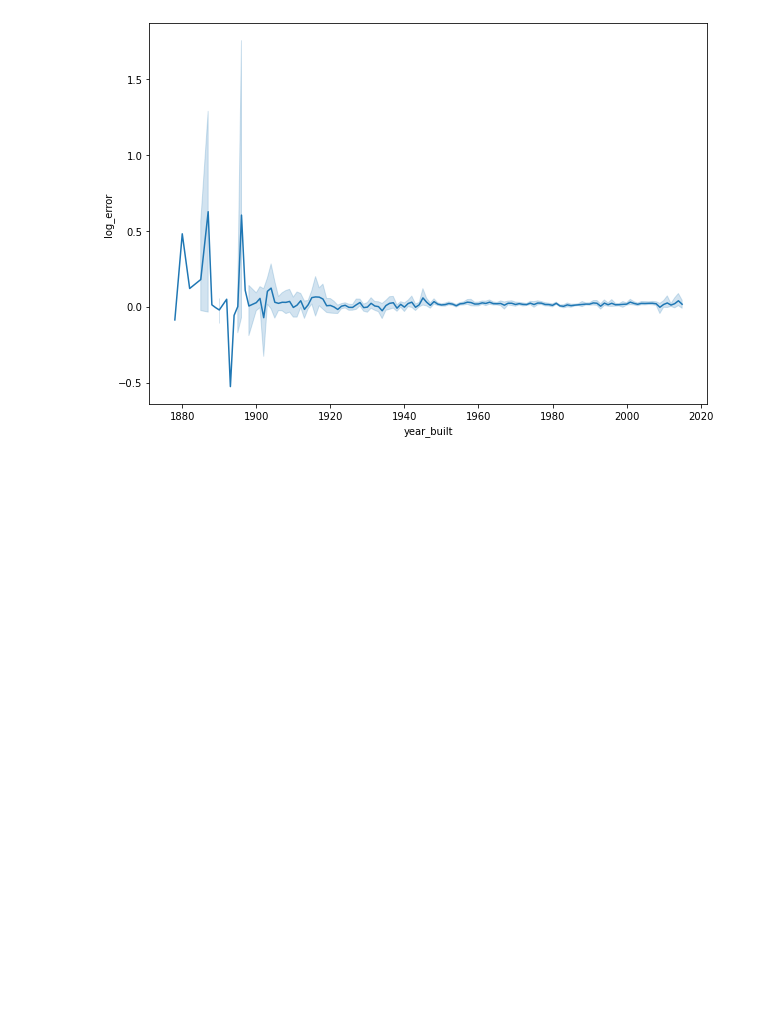
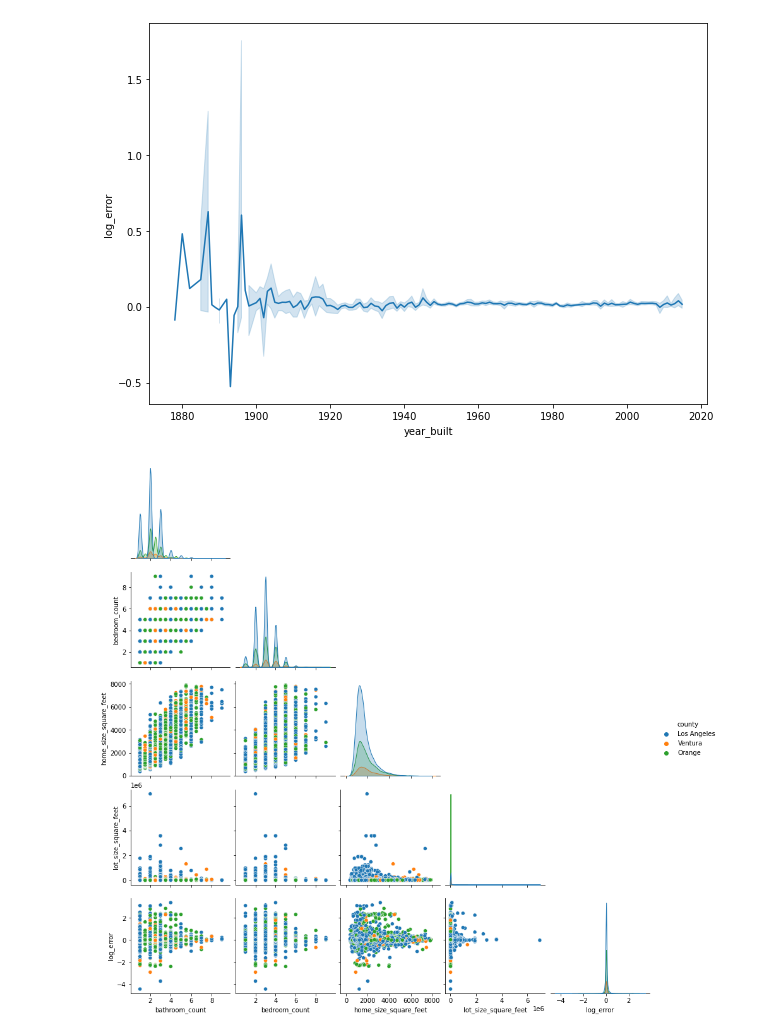
Before and after one commit to Schmidl-Gautam/zillow_clustering, a Jupyter notebook: explore.ipynb, the cells around one changed output. Cells and saved outputs as stored; diff of their text form; code cells hidden in the pictures; blank space fills up the shorter version.

```diff
--- a/explore.ipynb
+++ b/explore.ipynb
@@ -88,3 +88,8 @@ plt.figure(figsize=(10, 7))
 sns.lineplot(x="year_built", y="log_error", data=train);
 # %% [output]
 [figure]
+# %%
+cols = ["bathroom_count", "bedroom_count", "home_size_square_feet", "lot_size_square_feet", "log_error"]
+sns.pairplot(data=train, vars=cols, corner=True, hue="county");
+# %% [output]
+[figure, added]
```
Also changed, not shown: parts of 7 cells of this notebook, 1 other file.
